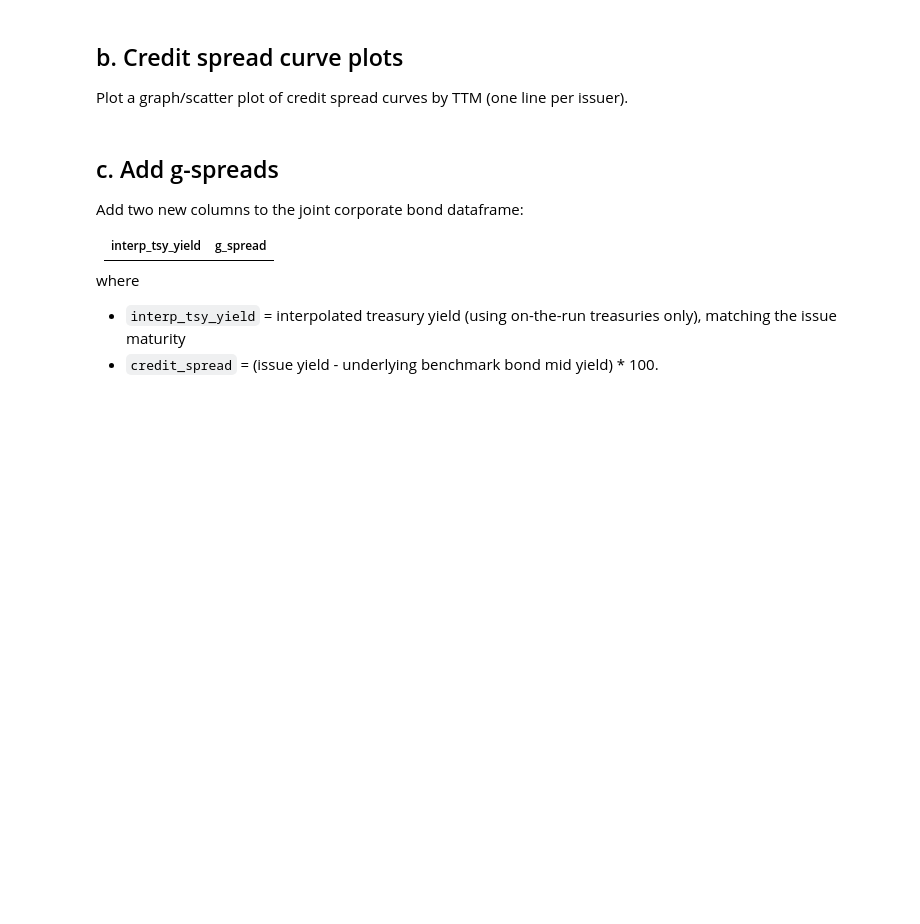
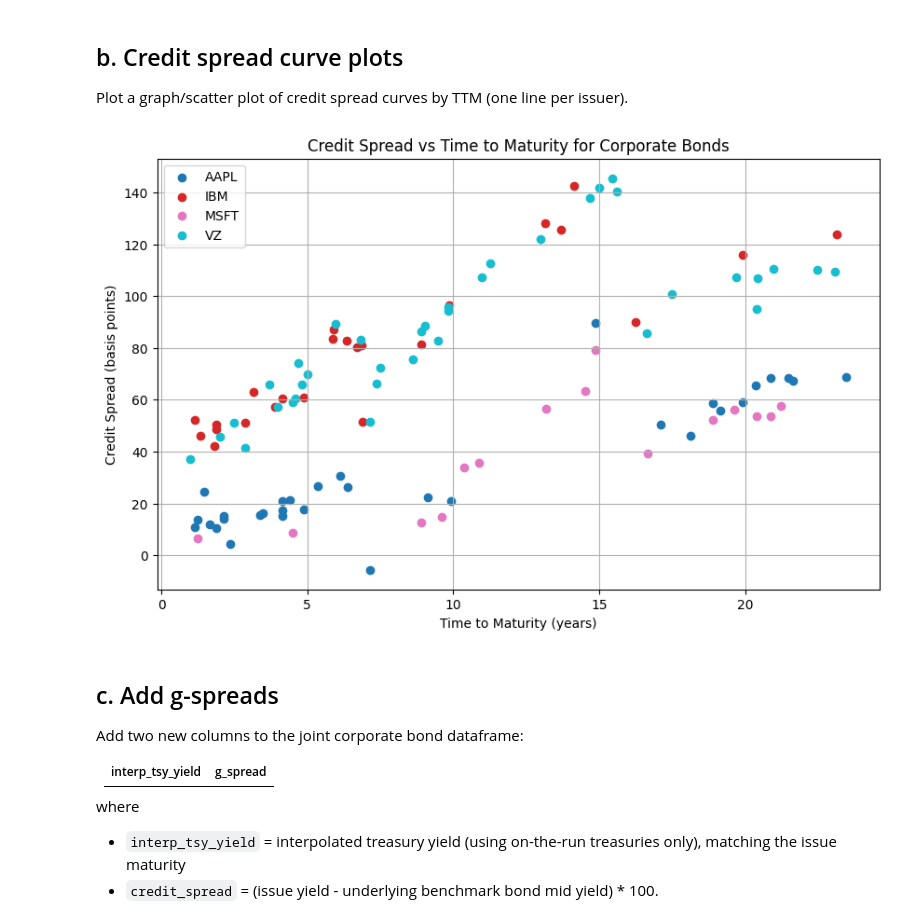
Before and after one commit to y3y-tech/Credit_Markets, a Jupyter notebook: UChicago_FINM_35700_CreditMarkets_Spring2026_Homework_1/UChicago_FINM_35700_CreditMarkets_Spring2026_Homework_1.ipynb, the cells around one changed output. Drawn from its saved outputs; the diff is of its cells as text; code cells hidden in the pictures; blank space fills up the shorter version.

```diff
--- a/UChicago_FINM_35700_CreditMarkets_Spring2026_Homework_1/UChicago_FINM_35700_CreditMarkets_Spring2026_Homework_1.ipynb
+++ b/UChicago_FINM_35700_CreditMarkets_Spring2026_Homework_1/UChicago_FINM_35700_CreditMarkets_Spring2026_Homework_1.ipynb
@@ -469,6 +475,7 @@ merged_benchmark.head()
 # %%
 merged_benchmark['und_bench_yield'] = (merged_benchmark['bidYield_y'] + merged_benchmark['askYield_y']) / 2
 merged_benchmark['credit_spread'] = (merged_benchmark['bidYield_x'] - merged_benchmark['und_bench_yield']) * 100
+merged_benchmark['TTM'] = np.maximum((merged_benchmark['maturity'] - pd.to_datetime('2026-03-23')).dt.days/ 365.25, 0)
 result_df = merged_benchmark[['und_bench_yield', 'credit_spread']]
 result_df.head()
 # %% [output]
@@ -482,6 +489,20 @@ result_df.head()
 ## b. Credit spread curve plots
 
 Plot a graph/scatter plot of credit spread curves by TTM (one line per issuer).
+# %%
+plt.figure(figsize=(10, 6))
+colors = plt.cm.get_cmap('tab10', len(merged_benchmark['ticker_corp'].unique()))
+for issuer in merged_benchmark['ticker_corp'].unique():
+    issuer_data = merged_benchmark[merged_benchmark['ticker_corp'] == issuer]
+    plt.scatter(issuer_data['TTM'], issuer_data['credit_spread'], label=issuer, color=colors(merged_benchmark['ticker_corp'].unique().tolist().index(issuer)))
+plt.xlabel('Time to Maturity (years)')
+plt.ylabel('Credit Spread (basis points)')
+plt.title('Credit Spread vs Time to Maturity for Corporate Bonds')
+plt.grid(True)
+plt.legend()
+plt.show()
+# %% [output]
+[figure, added]
 # %% [markdown]
 ## c. Add g-spreads
 
```
Also changed, not shown: parts of 4 cells of this notebook, 2 other files.
